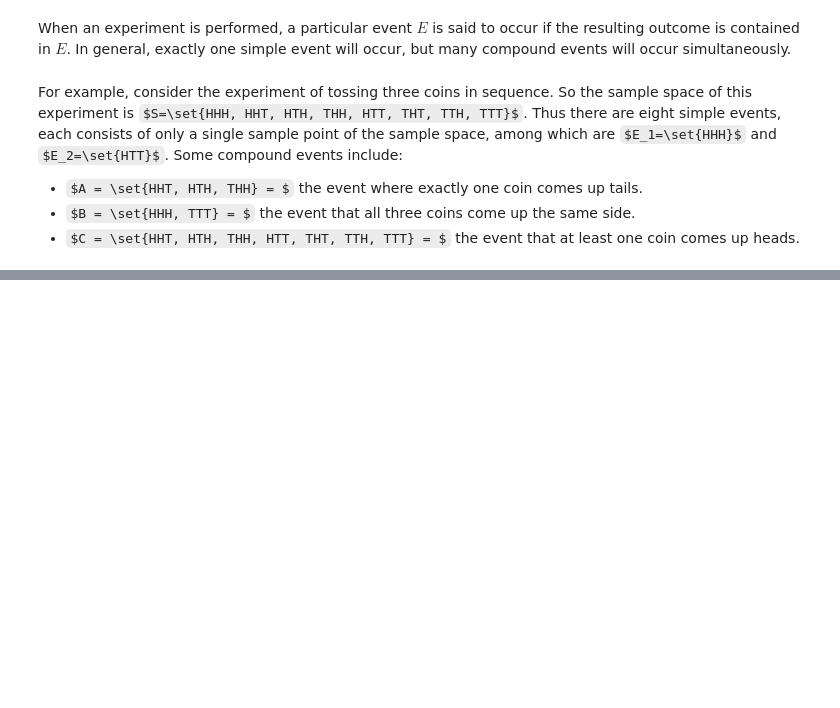
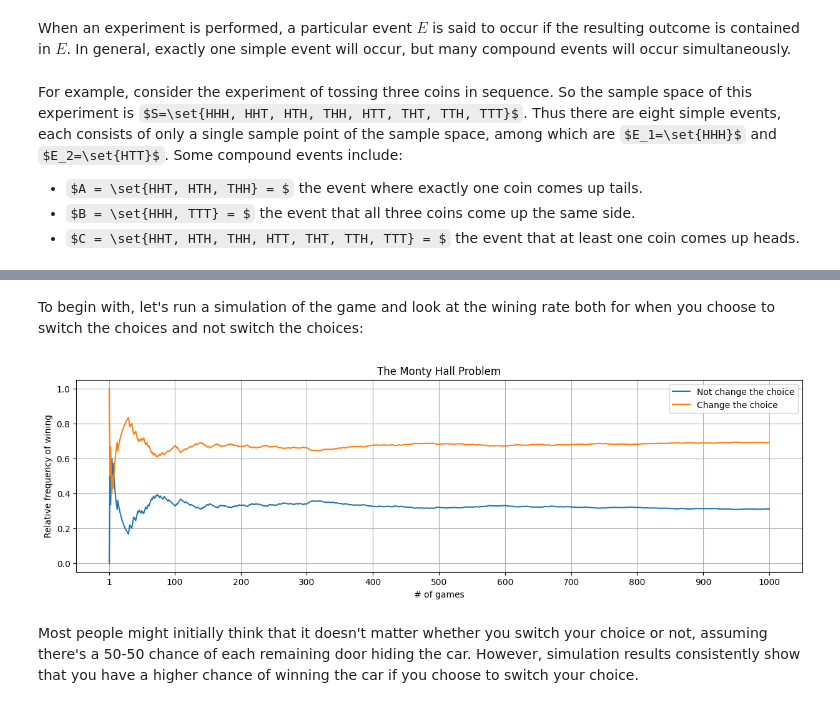
Before and after one commit to NEWisREAL1/Statistics-Notebooks, a Jupyter notebook: Chapter 3 - Probability.ipynb, the cells around one changed output, grey strips where cells are left out. Drawn from its saved outputs; the diff is of its cells as text; code cells hidden in the pictures; some formulas as TeX source; blank space fills up the shorter version.

```diff
--- a/Chapter 3 - Probability.ipynb
+++ b/Chapter 3 - Probability.ipynb
@@ -389,0 +631,49 @@ And that is the estimation of fraction of cheaters.
+# %% [markdown]
+To begin with, let's run a simulation of the game and look at the wining rate both for when you choose to switch the choices and not switch the choices:
+# %%
+def monty_hall_doors():
+    doors = np.array(["goat", "goat", "car"])
+    np.random.shuffle(doors)
+    return doors
+
+win_change, win_not_change = np.array([]), np.array([])
+
+# run 1,000 games
+for _ in range(1000):
+    car = np.random.randint(3)
+    first_pick = np.random.randint(3)
+    opened_door = [x for x in range(3) if x != car and x != first_pick][0]
+    change_pick = [x for x in range(3) if x != opened_door and x != first_pick][0]
+    if first_pick == car:
+        win_not_change = np.append(win_not_change, 1)
+        win_change = np.append(win_change, 0)
+    elif change_pick == car:
+        win_not_change = np.append(win_not_change, 0)
+        win_change = np.append(win_change, 1)
+# %%
+fig, ax = plt.subplots(figsize=(15,4))
+
+x = np.arange(1,1001)
+
+ax.plot(
+    x, win_not_change.cumsum() / x,
+    label="Not change the choice"
+)
+
+ax.plot(
+    x, win_change.cumsum() / x,
+    label="Change the choice"
+)
+
+ax.set_axisbelow(True); ax.grid(True)
+ax.legend()
+ticks = np.arange(0,1001,100)
+ticks[0] = 1
+ax.set_xticks(ticks)
+ax.set_title("The Monty Hall Problem")
+ax.set_xlabel("# of games")
+ax.set_ylabel("Relative frequency of wining");
+# %% [output]
+[figure, added]
+# %% [markdown]
+Most people might initially think that it doesn't matter whether you switch your choice or not, assuming there's a 50-50 chance of each remaining door hiding the car. However, simulation results consistently show that you have a higher chance of winning the car if you choose to switch your choice.
```
Also changed, not shown: parts of 78 cells of this notebook, 21 other files.
